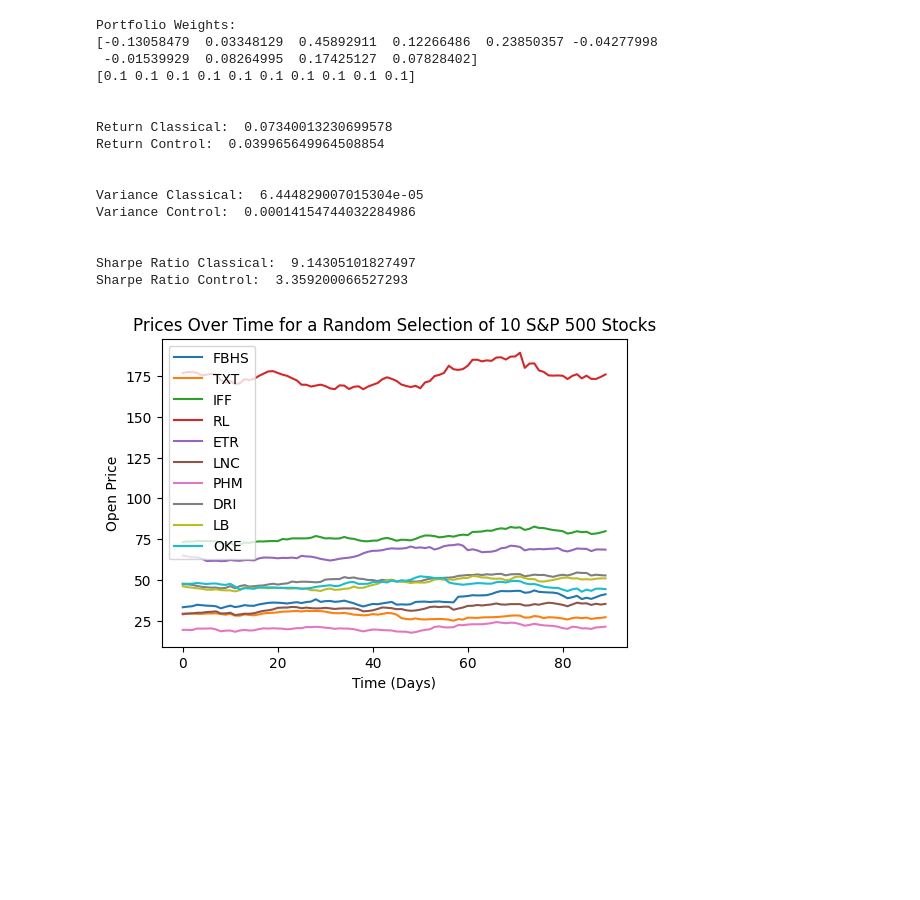
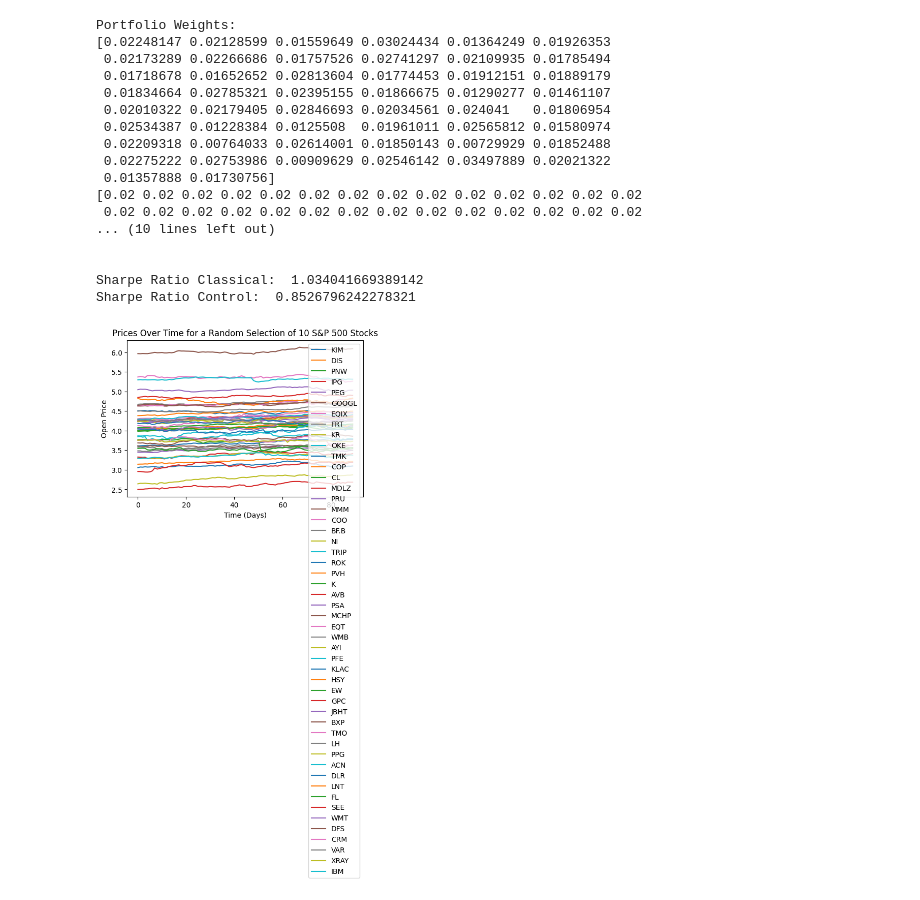
Before and after one commit to LindyZhang/Portfolio-Optimization-Final-Project, a Jupyter notebook: MVP.ipynb, the cells around one changed output. Cells and saved outputs as stored; diff of their text form; code cells hidden in the pictures; blank space fills up the shorter version.

```diff
--- a/MVP.ipynb
+++ b/MVP.ipynb
@@ -22,7 +22,7 @@ import scipy.stats as st
 
 # Replace with your path (if you're using Kaggle Dataset)
 # Dataset: https://www.kaggle.com/datasets/camnugent/sandp500
-csv_path = "/Users/angu8719/Documents/School/Junior/Quants/archive/individual_stocks_5yr/individual_stocks_5yr/"
+csv_path = "/Users/angu8719/Documents/School/Junior/Spring/DataScience/Project/archive/individual_stocks_5yr/individual_stocks_5yr/"
 file_list = list(Path(csv_path).rglob("*.csv"))
 # %%
 # This randomly selects num_stocks stocks from the Kaggle Dataset
@@ -42,8 +42,10 @@ def get_stock_price(csv_path, num_stocks):
     return prices
 
 def compute_returns(prices, time):
-    # simple return for now
-    returns = (prices/prices.shift(1) - 1).dropna()
+    # log returns
+    #returns = np.log(prices / prices.shift(1)).dropna()
+    # arithmetic returns
+    returns = prices.pct_change().dropna()
 
     daily_mean_returns = returns.mean()
     e_returns = daily_mean_returns * time
@@ -53,8 +55,8 @@ def compute_returns(prices, time):
 ###################################################################################
 # COMPUTE ESTIMATE COVARIANCE MATRIX
 ###################################################################################
-def build_estimate_covariance_matrix(returns):
-    return returns.cov().to_numpy()
+def build_estimate_covariance_matrix(returns, time):
+    return returns.cov().to_numpy()*time
 # %%
 ###################################################################################
 # FIND GLOBAL MINIMUM VARIANCE PORTFOLIO
@@ -67,19 +96,21 @@ def global_min_var_portfolio(inverse_sigma):
 ###################################################################################
 # RUN SIMULATION EXAMPLE
 ###################################################################################
-def run_experiment(prices, start_idx_train, end_idx_train, start_idx_test, end_idx_test):
-
+def run_experiment(prices, start_train, end_train, start_test, end_test):
+    num_stocks = prices.shape[1]
+    n = end_train - start_train
+    m = end_test - start_test
     # returns and expected returns
-    ret, mu = compute_returns(prices.iloc[:90], 90)
-    ret_test, mu_test = compute_returns(prices.iloc[90:120], 90)
+    ret, mu = compute_returns(prices.iloc[start_train:end_train], n)
+    ret_test, mu_test = compute_returns(prices.iloc[start_test:end_test], m)
 
     # estimate covariance matrix
-    estimate_covariance = build_estimate_covariance_matrix(ret)
-    covariance_test = build_estimate_covariance_matrix(ret_test)
+    estimate_covariance = build_estimate_covariance_matrix(ret, n)
+    covariance_test = build_estimate_covariance_matrix(ret_test, m)
 
     # Portfolios
     MVP = global_min_var_portfolio(np.linalg.inv(estimate_covariance))
-    Control = np.ones(10)*0.1
+    Control = np.ones(num_stocks) / num_stocks
 
     MVP_return = np.dot(mu_test, MVP)
     Control_return = np.dot(Control, mu_test)
@@ -87,8 +118,11 @@ def run_experiment(prices, start_idx_train, end_idx_train, start_idx_test, end_i
     MVP_cov = np.dot(np.dot(MVP.T, covariance_test), MVP)
     Control_cov = np.dot(np.dot(Control.T, covariance_test), Control)
 
-    MVP_sharpe = MVP_return/math.sqrt(MVP_cov)
-    Control_sharpe = Control_return/math.sqrt(Control_cov)
+    # increase to penalize risk more
+    risk_free_rate = 0.04 * (m / 252)  # r = annual_rate*(time/252)
+
+    MVP_sharpe = (MVP_return - risk_free_rate) / math.sqrt(MVP_cov)
+    Control_sharpe = (Control_return - risk_free_rate) / math.sqrt(Control_cov)
 
     metrics = {'MVP Weights': MVP,
                'Control Weights': Control,
@@ -101,10 +135,10 @@ def run_experiment(prices, start_idx_train, end_idx_train, start_idx_test, end_i
     return metrics
 # %%
 # Display example experiment results
-# Using 10 stocks, training on the first 90 days of data
-# Testing on subsequent 30 days of data
-prices = get_stock_price(csv_path, 10)
-results = run_experiment(prices, 0, 90, 90, 30)
+# Using 50 stocks, training on the first 90 days of data
+# Testing on subsequent 90 days of data
+prices = get_stock_price(csv_path, 50)
+results = run_experiment(prices, 0, 90, 90, 180)
 
 print("\n")
 print("Portfolio Weights:")
@@ -120,45 +154,46 @@ print("Variance Classical: ", results['MVP Cov'])
 print("Variance Control: ", results['Control Cov'])
 print("\n")
 
 print("Sharpe Ratio Classical: ", results['MVP Sharpe'])
 print("Sharpe Ratio Control: ", results['Control Sharpe'])
 
-prices.iloc[:90].plot(figsize=(6,4))
+np.log(prices.iloc[:90]).plot(figsize=(6, 4))
 plt.xlabel("Time (Days)")
 plt.ylabel("Open Price")
 plt.title("Prices Over Time for a Random Selection of 10 S&P 500 Stocks")
 
 x = [results['MVP Return'], results['Control Return']]
 y = [results['MVP Cov'], results['Control Cov']]
 labels = ["Classical", "Control"]
 fig, ax = plt.subplots()
 ax.scatter(x, y)
 plt.xlabel("Rate of Return")
 plt.ylabel("Covariance of Portfolio")
 plt.title("Rate of Return and Covariance of Various Portfolios")
 
 for i, txt in enumerate(labels):
     ax.annotate(txt, (x[i], y[i]))
     ax.set_ylim(bottom=0)
     ax.set_xlim(left=0)
     #ax.set_ylim(top=0.01)
     #ax.set_xlim(right=0.25)
 plt.show()
 # %% [output]
 Portfolio Weights:
-[-0.13058479  0.03348129  0.45892911  0.12266486  0.23850357 -0.04277998
- -0.01539929  0.08264995  0.17425127  0.07828402]
-[0.1 0.1 0.1 0.1 0.1 0.1 0.1 0.1 0.1 0.1]
+[0.02248147 0.02128599 0.01559649 0.03024434 0.01364249 0.01926353
+ 0.02173289 0.02266686 0.01757526 0.02741297 0.02109935 0.01785494
+ 0.01718678 0.01652652 0.02813604 0.01774453 0.01912151 0.01889179
+ 0.01834664 0.02785321 0.02395155 0.01866675 0.01290277 0.01461107
+ 0.02010322 0.02179405 0.02846693 0.02034561 0.024041   0.01806954
+ 0.02534387 0.01228384 0.0125508  0.01961011 0.02565812 0.01580974
+ 0.02209318 0.00764033 0.02614001 0.01850143 0.00729929 0.01852488
+ 0.02275222 0.02753986 0.00909629 0.02546142 0.03497889 0.02021322
+ 0.01357888 0.01730756]
+[0.02 0.02 0.02 0.02 0.02 0.02 0.02 0.02 0.02 0.02 0.02 0.02 0.02 0.02
+ 0.02 0.02 0.02 0.02 0.02 0.02 0.02 0.02 0.02 0.02 0.02 0.02 0.02 0.02
+... (10 lines left out)
 
 
-Return Classical:  0.07340013230699578
-Return Control:  0.039965649964508854
-
-
-Variance Classical:  6.444829007015304e-05
-Variance Control:  0.00014154744032284986
-
-
-Sharpe Ratio Classical:  9.14305101827497
-Sharpe Ratio Control:  3.359200066527293
+Sharpe Ratio Classical:  1.034041669389142
+Sharpe Ratio Control:  0.8526796242278321
-[figure, old version]
+[figure, new version]
```
Also changed, not shown: parts of 3 cells of this notebook.
